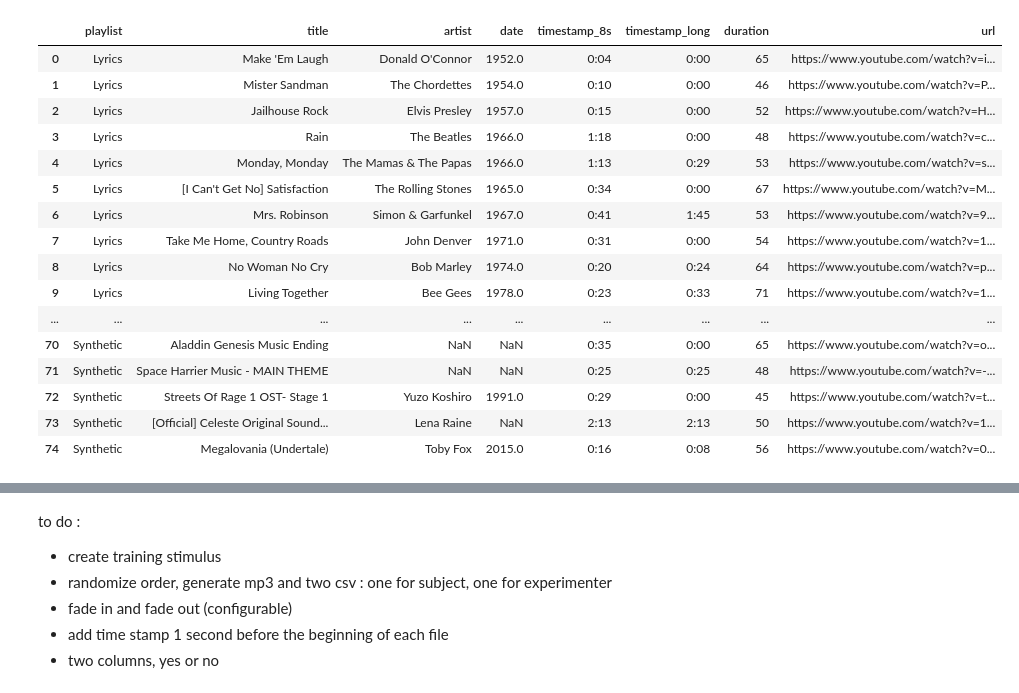
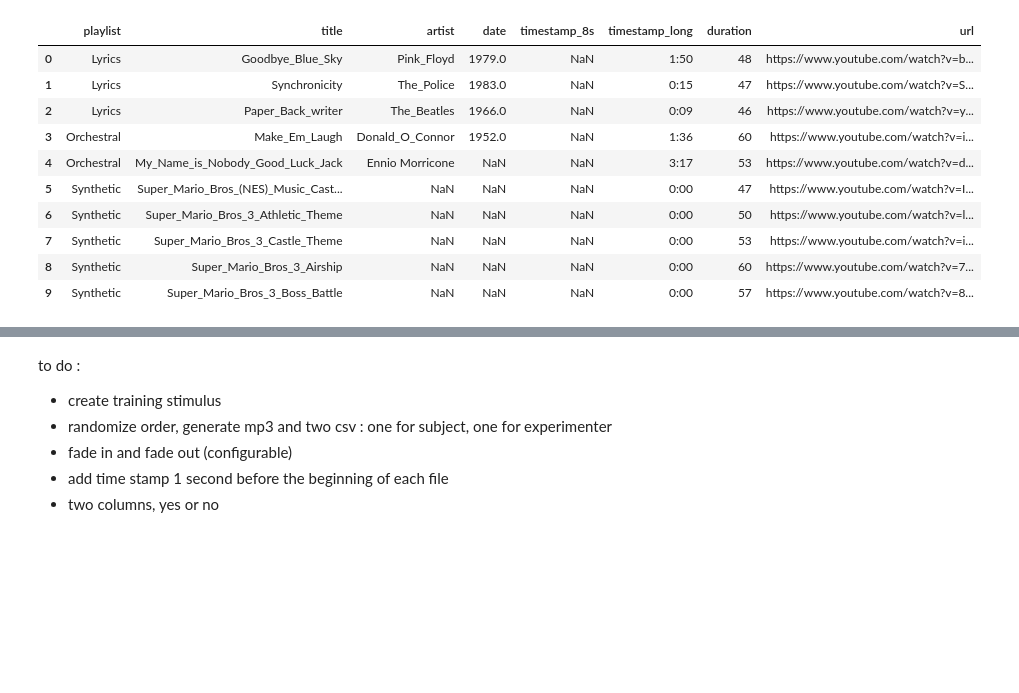
Before and after one commit to maelleF/MuteMusic, a Jupyter notebook: download_stimuli_WIP/mutemusic-download-snippets.ipynb, the cells around one changed output, grey strips where cells are left out. Drawn from its saved outputs; the diff is of its cells as text; code cells hidden in the pictures; blank space fills up the shorter version.

Commit message:
add silenced track code/data

```diff
--- a/download_stimuli_WIP/mutemusic-download-snippets.ipynb
+++ b/download_stimuli_WIP/mutemusic-download-snippets.ipynb
@@ -32,27 +32,21 @@ def ytdl(url,timestamp,duration,outpath='./'):
         error_code = ydl.download([url])
 # %%
 # open csv file
-songsDf = pd.read_csv('/home/maellef/git/MuteMusic/MuteMusic_songs_data.csv',sep=';')
+songsDf = pd.read_csv('/home/maellef/git/MuteMusic/data/segments_manquants.csv',sep=';')
 pd.set_option('display.max_rows', None)
 songsDf
 # %% [output]
 |  | playlist | title | artist | date | timestamp_8s | timestamp_long | duration | url |
-| 0 | Lyrics | Make 'Em Laugh | Donald O'Connor | 1952.0 | 0:04 | 0:00 | 65 | https://www.youtube.com/watch?v=i... |
-| 1 | Lyrics | Mister Sandman | The Chordettes | 1954.0 | 0:10 | 0:00 | 46 | https://www.youtube.com/watch?v=P... |
-| 2 | Lyrics | Jailhouse Rock | Elvis Presley | 1957.0 | 0:15 | 0:00 | 52 | https://www.youtube.com/watch?v=H... |
-| 3 | Lyrics | Rain | The Beatles | 1966.0 | 1:18 | 0:00 | 48 | https://www.youtube.com/watch?v=c... |
-| 4 | Lyrics | Monday, Monday | The Mamas & The Papas | 1966.0 | 1:13 | 0:29 | 53 | https://www.youtube.com/watch?v=s... |
-| 5 | Lyrics | [I Can't Get No] Satisfaction | The Rolling Stones | 1965.0 | 0:34 | 0:00 | 67 | https://www.youtube.com/watch?v=M... |
-| 6 | Lyrics | Mrs. Robinson | Simon & Garfunkel | 1967.0 | 0:41 | 1:45 | 53 | https://www.youtube.com/watch?v=9... |
-| 7 | Lyrics | Take Me Home, Country Roads | John Denver | 1971.0 | 0:31 | 0:00 | 54 | https://www.youtube.com/watch?v=1... |
-| 8 | Lyrics | No Woman No Cry | Bob Marley | 1974.0 | 0:20 | 0:24 | 64 | https://www.youtube.com/watch?v=p... |
-| 9 | Lyrics | Living Together | Bee Gees | 1978.0 | 0:23 | 0:33 | 71 | https://www.youtube.com/watch?v=1... |
-| ... | ... | ... | ... | ... | ... | ... | ... | ... |
-| 70 | Synthetic | Aladdin Genesis Music Ending | NaN | NaN | 0:35 | 0:00 | 65 | https://www.youtube.com/watch?v=o... |
-| 71 | Synthetic | Space Harrier Music - MAIN THEME | NaN | NaN | 0:25 | 0:25 | 48 | https://www.youtube.com/watch?v=-... |
-| 72 | Synthetic | Streets Of Rage 1 OST- Stage 1 | Yuzo Koshiro | 1991.0 | 0:29 | 0:00 | 45 | https://www.youtube.com/watch?v=t... |
-| 73 | Synthetic | [Official] Celeste Original Sound... | Lena Raine | NaN | 2:13 | 2:13 | 50 | https://www.youtube.com/watch?v=1... |
-| 74 | Synthetic | Megalovania (Undertale) | Toby Fox | 2015.0 | 0:16 | 0:08 | 56 | https://www.youtube.com/watch?v=0... |
+| 0 | Lyrics | Goodbye_Blue_Sky | Pink_Floyd | 1979.0 | NaN | 1:50 | 48 | https://www.youtube.com/watch?v=b... |
+| 1 | Lyrics | Synchronicity | The_Police | 1983.0 | NaN | 0:15 | 47 | https://www.youtube.com/watch?v=S... |
+| 2 | Lyrics | Paper_Back_writer | The_Beatles | 1966.0 | NaN | 0:09 | 46 | https://www.youtube.com/watch?v=y... |
+| 3 | Orchestral | Make_Em_Laugh | Donald_O_Connor | 1952.0 | NaN | 1:36 | 60 | https://www.youtube.com/watch?v=i... |
+| 4 | Orchestral | My_Name_is_Nobody_Good_Luck_Jack | Ennio Morricone | NaN | NaN | 3:17 | 53 | https://www.youtube.com/watch?v=d... |
+| 5 | Synthetic | Super_Mario_Bros_(NES)_Music_Cast... | NaN | NaN | NaN | 0:00 | 47 | https://www.youtube.com/watch?v=I... |
+| 6 | Synthetic | Super_Mario_Bros_3_Athletic_Theme | NaN | NaN | NaN | 0:00 | 50 | https://www.youtube.com/watch?v=l... |
+| 7 | Synthetic | Super_Mario_Bros_3_Castle_Theme | NaN | NaN | NaN | 0:00 | 53 | https://www.youtube.com/watch?v=i... |
+| 8 | Synthetic | Super_Mario_Bros_3_Airship | NaN | NaN | NaN | 0:00 | 60 | https://www.youtube.com/watch?v=7... |
+| 9 | Synthetic | Super_Mario_Bros_3_Boss_Battle | NaN | NaN | NaN | 0:00 | 57 | https://www.youtube.com/watch?v=8... |
 # %%
 duration = 8
 
```
Also changed, not shown: parts of 4 cells of this notebook, 6 other files.
